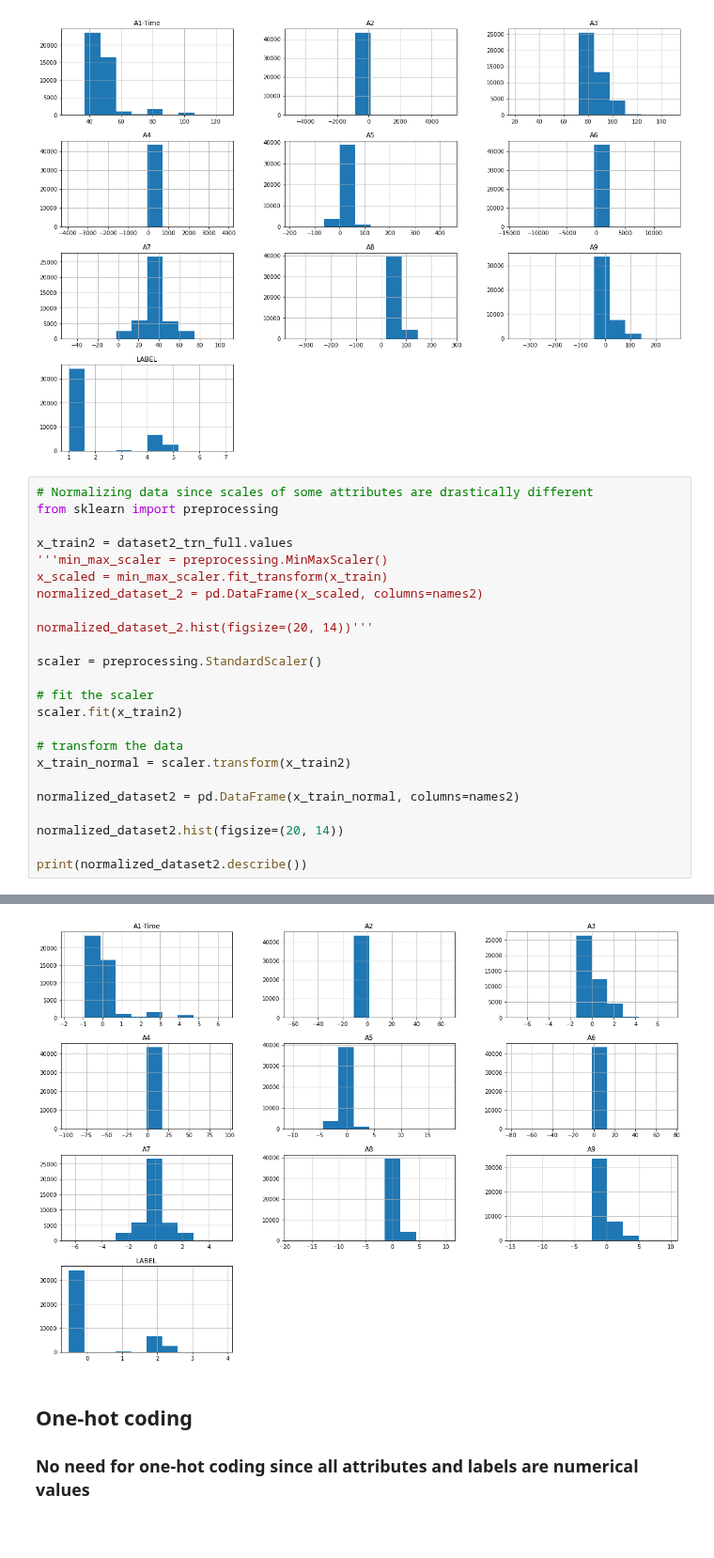
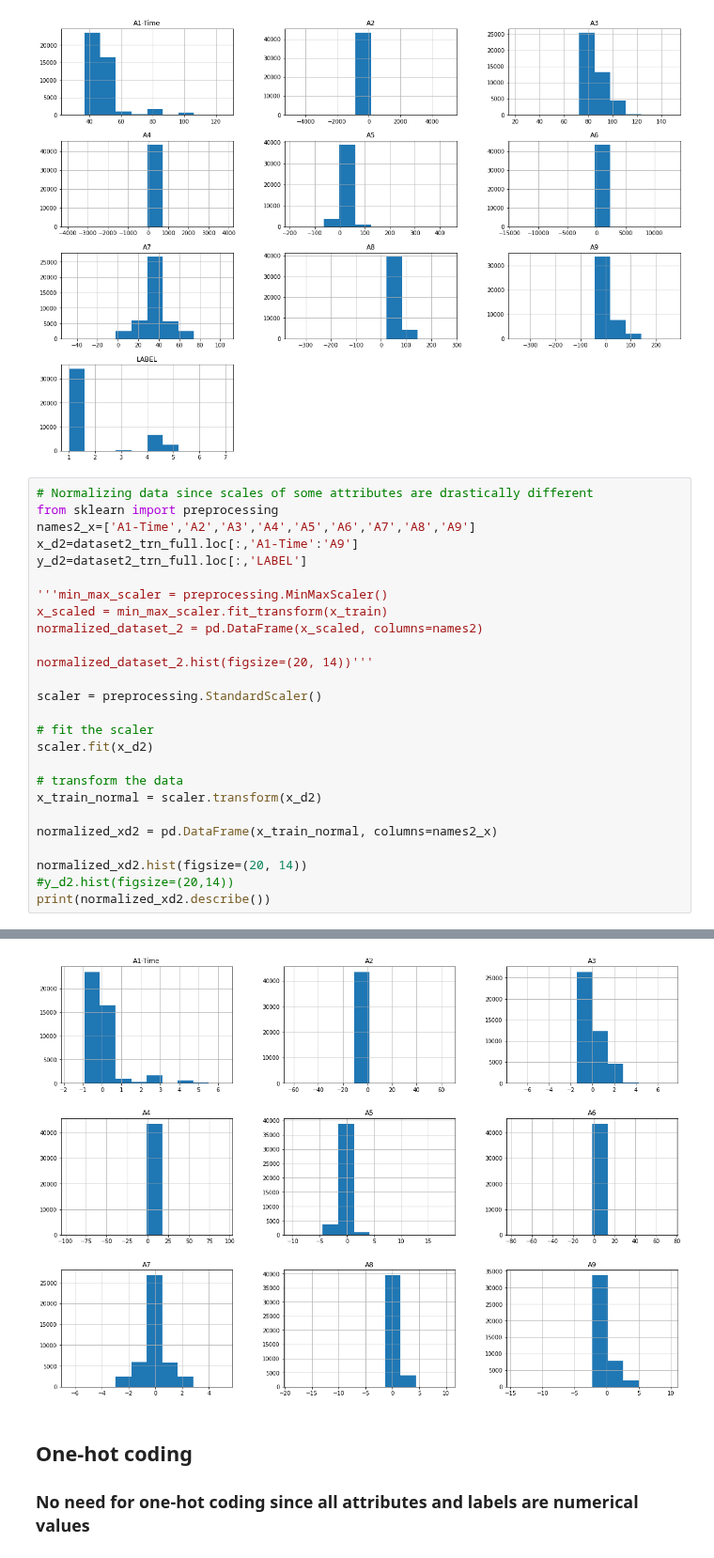
Before and after one commit to emmacona/COMP551-A1-KNN-and-Decision-tree-optimization, a Jupyter notebook: dataset-2.ipynb, the cells around one changed output, grey strips where cells are left out. Shown at 94% size. Drawn from its saved outputs; the diff is of its cells as text; blank space fills up the shorter version.

Commit message:
unnormalized y_data, running decision tree criteria code

```diff
--- a/dataset-2.ipynb
+++ b/dataset-2.ipynb
@@ -58,8 +58,10 @@ max    13148.000000    105.000000    270.000000    266.000000      7.000000
 # %%
 # Normalizing data since scales of some attributes are drastically different
 from sklearn import preprocessing
+names2_x=['A1-Time','A2','A3','A4','A5','A6','A7','A8','A9']
+x_d2=dataset2_trn_full.loc[:,'A1-Time':'A9']
+y_d2=dataset2_trn_full.loc[:,'LABEL']
 
-x_train2 = dataset2_trn_full.values
 '''min_max_scaler = preprocessing.MinMaxScaler()
 x_scaled = min_max_scaler.fit_transform(x_train)
 normalized_dataset_2 = pd.DataFrame(x_scaled, columns=names2)
@@ -69,16 +71,16 @@ normalized_dataset_2.hist(figsize=(20, 14))'''
 scaler = preprocessing.StandardScaler()
 
 # fit the scaler
-scaler.fit(x_train2)
+scaler.fit(x_d2)
 
 # transform the data
-x_train_normal = scaler.transform(x_train2)
+x_train_normal = scaler.transform(x_d2)
 
-normalized_dataset2 = pd.DataFrame(x_train_normal, columns=names2)
+normalized_xd2 = pd.DataFrame(x_train_normal, columns=names2_x)
 
-normalized_dataset2.hist(figsize=(20, 14))
-
-print(normalized_dataset2.describe())
+normalized_xd2.hist(figsize=(20, 14))
+#y_d2.hist(figsize=(20,14))
+print(normalized_xd2.describe())
 # %% [output]
             A1-Time            A2            A3            A4            A5  \
 count  4.350000e+04  4.350000e+04  4.350000e+04  4.350000e+04  4.350000e+04
@@ -102,4 +104,4 @@ max    7.324692e+01  5.171173e+00  1.020827e+01  9.826666e+00  3.912110e+00
-[figure, old version]
+[figure, new version]
 # %% [markdown]
 ## One-hot coding
 ### No need for one-hot coding since all attributes and labels are numerical values
```
Also changed, not shown: parts of 10 cells of this notebook, 1 other file.
